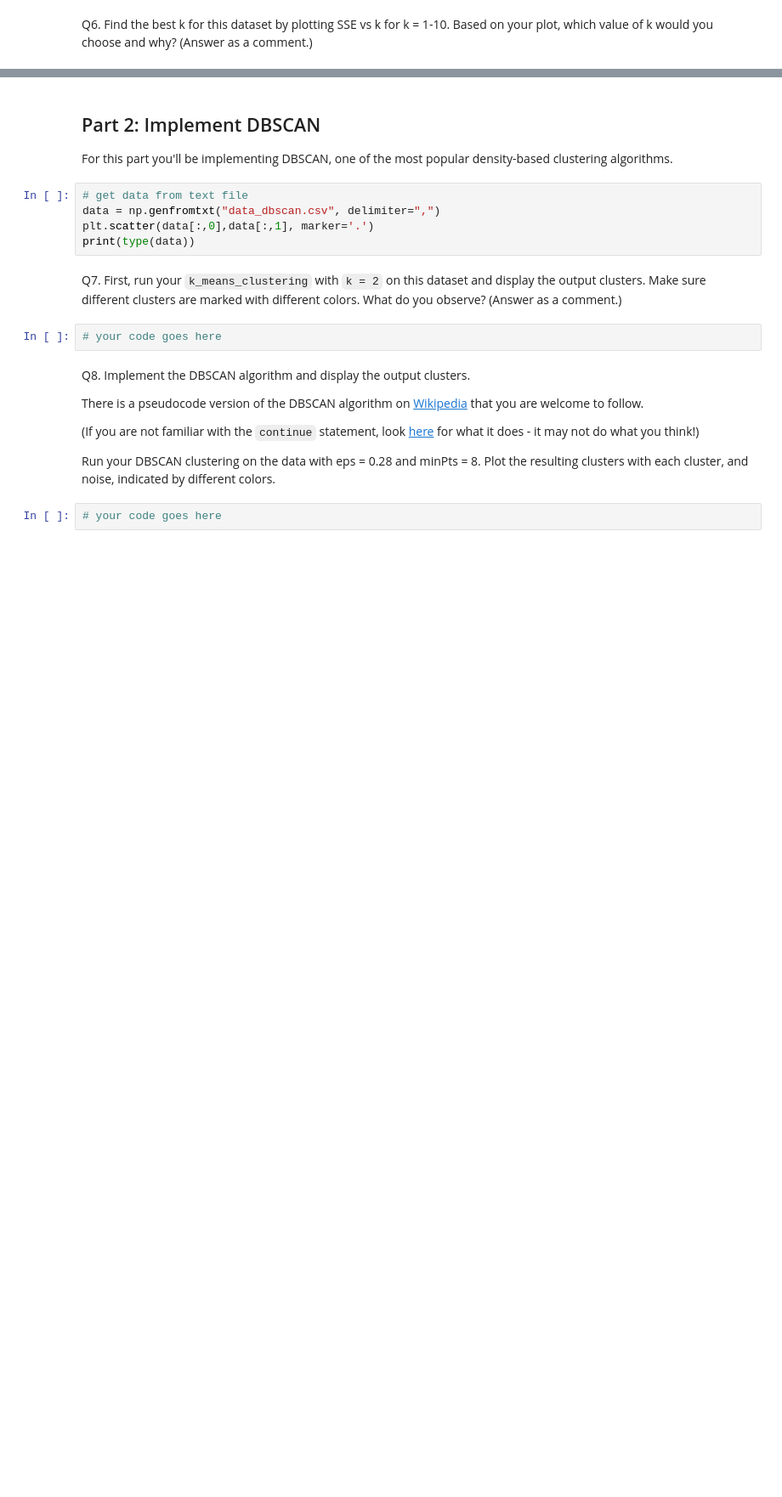
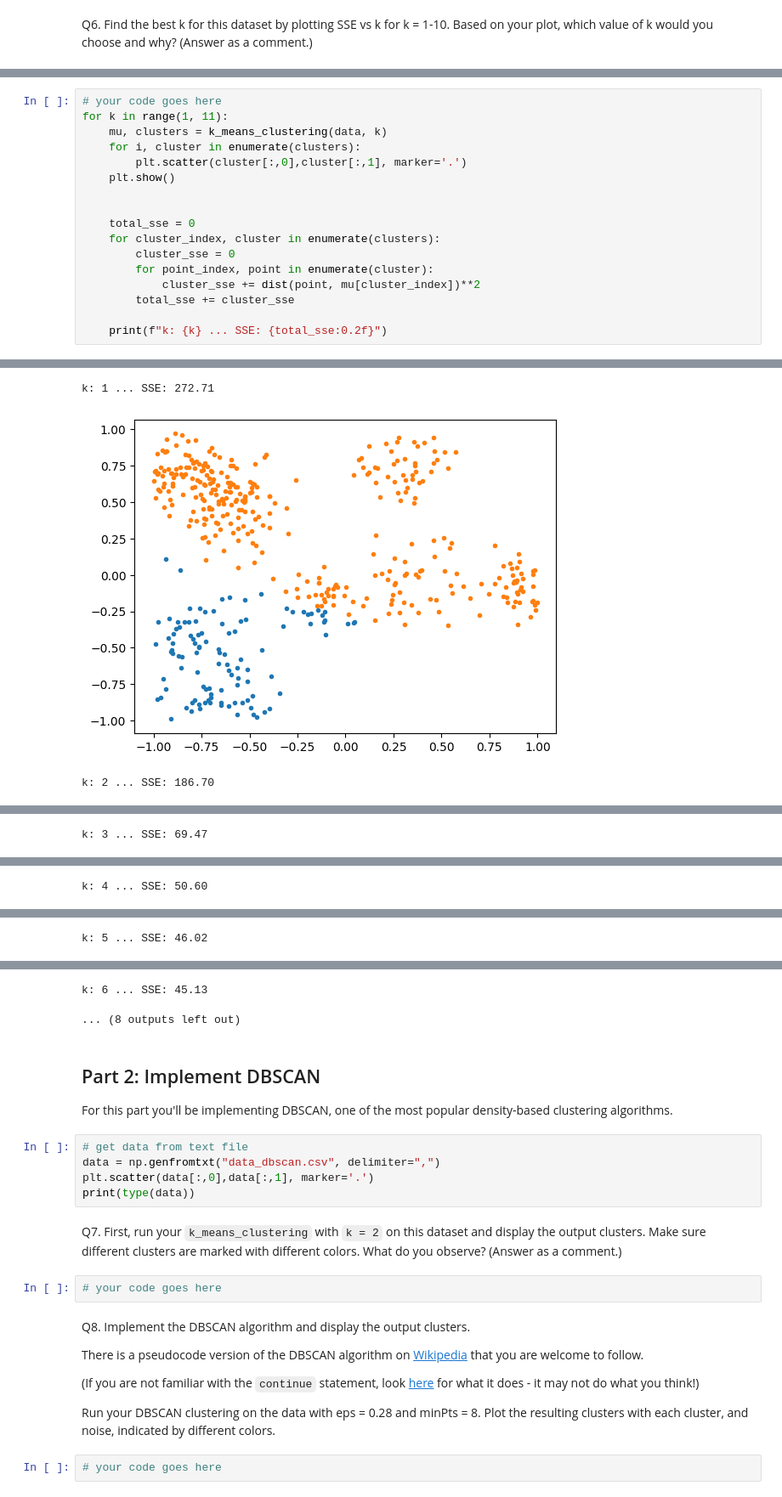
Before and after one commit to mattseq/MLacademy, a Jupyter notebook: K-means/HW5 - Clustering.ipynb, the cells around one changed output, grey strips where cells are left out. Shown: that part at 85% size. Saved outputs shown, nothing was run; the diff lists cells and outputs as text; blank space fills up the shorter version.

Commit message:
finished k-means part 1, added additional data, added README.md

```diff
--- a/K-means/HW5 - Clustering.ipynb
+++ b/K-means/HW5 - Clustering.ipynb
@@ -95,0 +92,18 @@ Q6. Find the best k for this dataset by plotting SSE vs k for k = 1-10. Based on
+# %%
+# your code goes here
+for k in range(1, 11):
+    mu, clusters = k_means_clustering(data, k)
+    for i, cluster in enumerate(clusters):
+        plt.scatter(cluster[:,0],cluster[:,1], marker='.')
+    plt.show()
+
+
+    total_sse = 0
+    for cluster_index, cluster in enumerate(clusters):
+        cluster_sse = 0
+        for point_index, point in enumerate(cluster):
+            cluster_sse += dist(point, mu[cluster_index])**2
+        total_sse += cluster_sse
+
+    print(f"k: {k} ... SSE: {total_sse:0.2f}")
+# %% [output]
@@ -95,0 +111,3 @@ Q6. Find the best k for this dataset by plotting SSE vs k for k = 1-10. Based on
+k: 1 ... SSE: 272.71
+[figure, added]
+k: 2 ... SSE: 186.70
@@ -95,0 +115 @@ Q6. Find the best k for this dataset by plotting SSE vs k for k = 1-10. Based on
+k: 3 ... SSE: 69.47
@@ -95,0 +117 @@ Q6. Find the best k for this dataset by plotting SSE vs k for k = 1-10. Based on
+k: 4 ... SSE: 50.60
@@ -95,0 +119 @@ Q6. Find the best k for this dataset by plotting SSE vs k for k = 1-10. Based on
+k: 5 ... SSE: 46.02
@@ -96,3 +121,5 @@ Q6. Find the best k for this dataset by plotting SSE vs k for k = 1-10. Based on
+k: 6 ... SSE: 45.13
+... (8 outputs left out)
 # %% [markdown]
 ## Part 2: Implement DBSCAN
 
```
Also changed, not shown: parts of 3 cells of this notebook, 7 other files.
